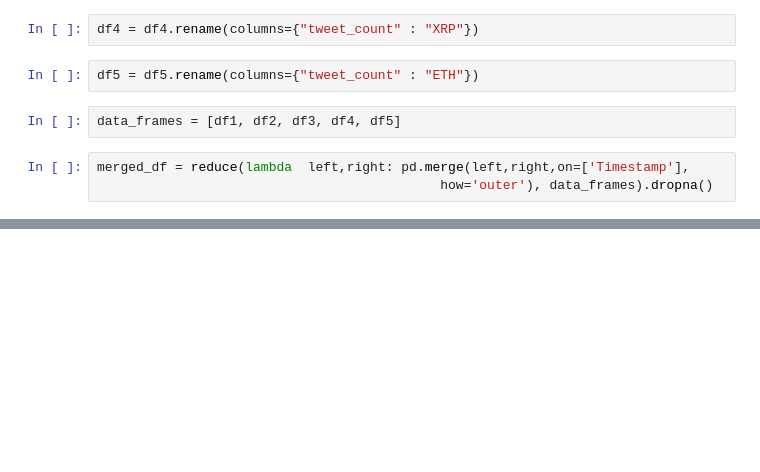
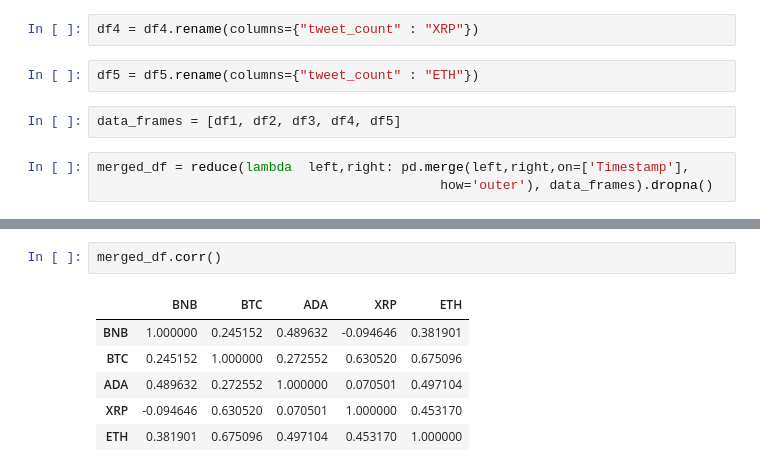
Before and after one commit to hieple24/Project_1, a Jupyter notebook: Master_Concat_dfs.ipynb, the cells around one changed output, grey strips where cells are left out. Cells and saved outputs as stored; diff of their text form; blank space fills up the shorter version.

```diff
--- a/Master_Concat_dfs.ipynb
+++ b/Master_Concat_dfs.ipynb
@@ -98,0 +120,9 @@ merged_df.hvplot.area(x = "Timestamp", )
+# %%
+merged_df.corr()
+# %% [output]
+|  | BNB | BTC | ADA | XRP | ETH |
+| BNB | 1.000000 | 0.245152 | 0.489632 | -0.094646 | 0.381901 |
+| BTC | 0.245152 | 1.000000 | 0.272552 | 0.630520 | 0.675096 |
+| ADA | 0.489632 | 0.272552 | 1.000000 | 0.070501 | 0.497104 |
+| XRP | -0.094646 | 0.630520 | 0.070501 | 1.000000 | 0.453170 |
+| ETH | 0.381901 | 0.675096 | 0.497104 | 0.453170 | 1.000000 |
```
Also changed, not shown: parts of 4 cells of this notebook.
